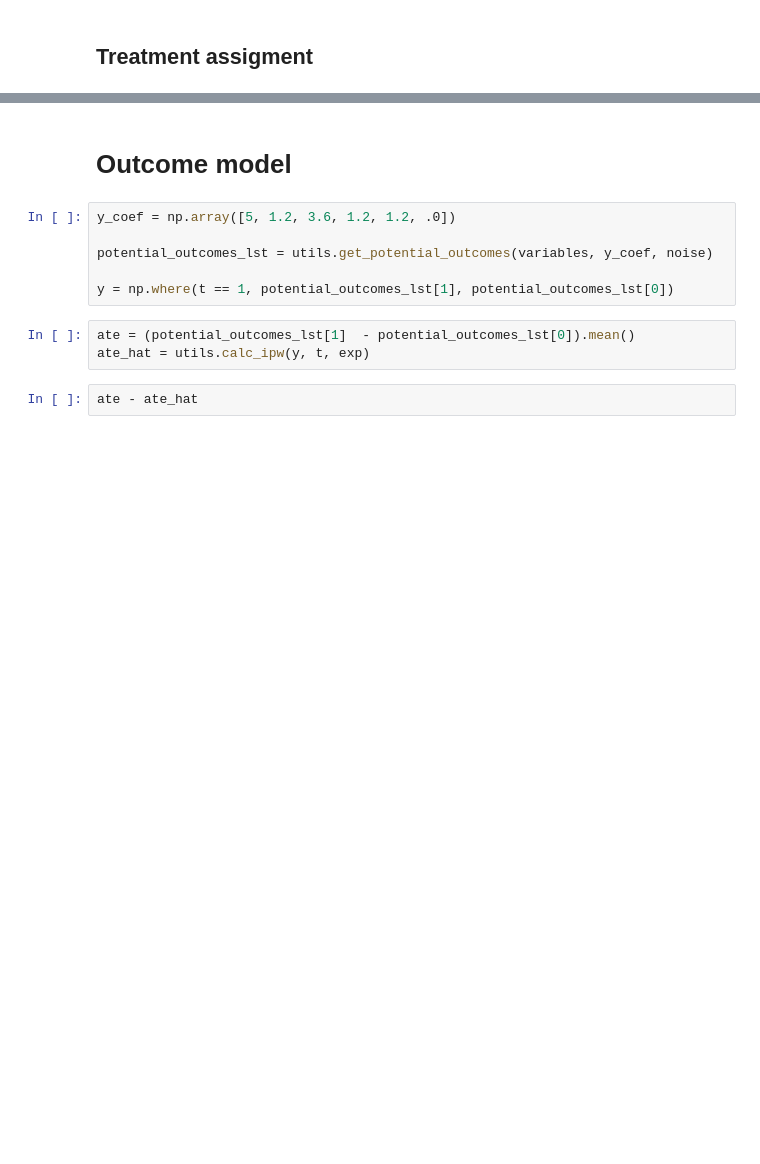
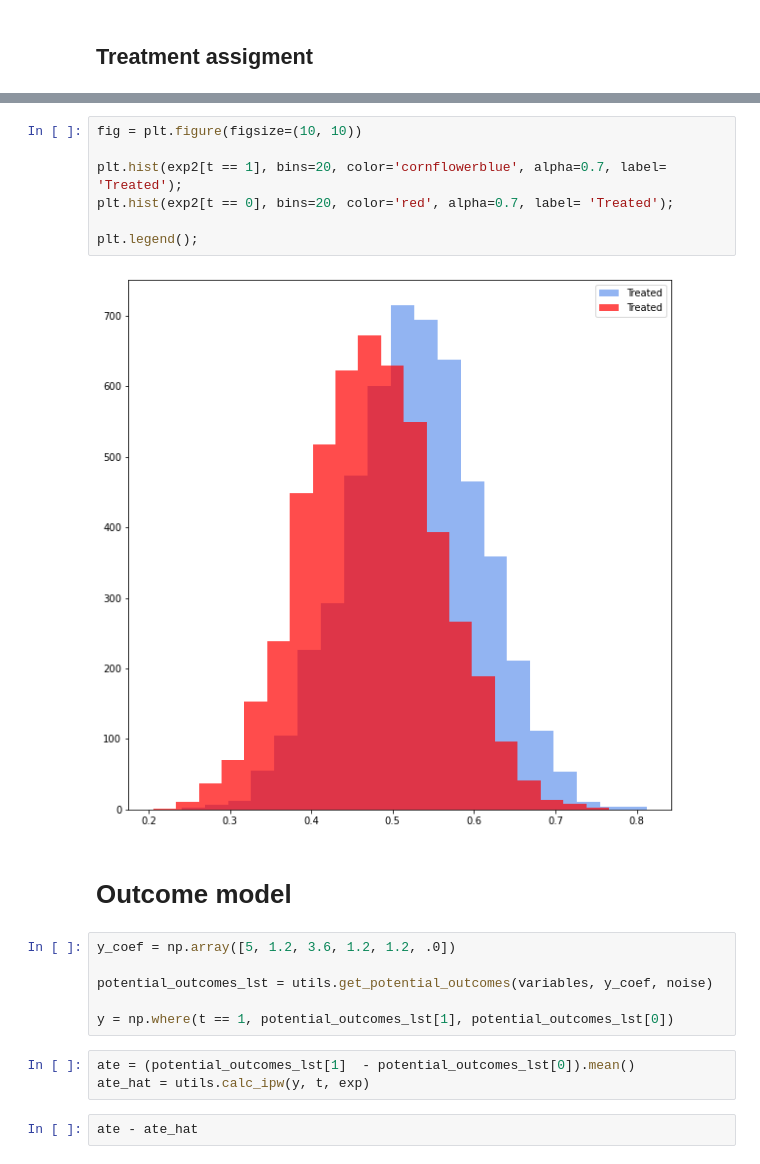
Before and after one commit to RomGutman/propensity_calibration, a Jupyter notebook: prop_simulation.ipynb, the cells around one changed output, grey strips where cells are left out. Drawn from its saved outputs; the diff is of its cells as text; blank space fills up the shorter version.

```diff
--- a/prop_simulation.ipynb
+++ b/prop_simulation.ipynb
@@ -64,3 +75,12 @@ plt.legend();
+# %%
+fig = plt.figure(figsize=(10, 10))
+
+plt.hist(exp2[t == 1], bins=20, color='cornflowerblue', alpha=0.7, label= 'Treated');
+plt.hist(exp2[t == 0], bins=20, color='red', alpha=0.7, label= 'Treated');
+
+plt.legend();
+# %% [output]
+[figure, added]
 # %% [markdown]
 # Outcome model
 # %%
```
Also changed, not shown: parts of 26 cells of this notebook, 1 other file.
